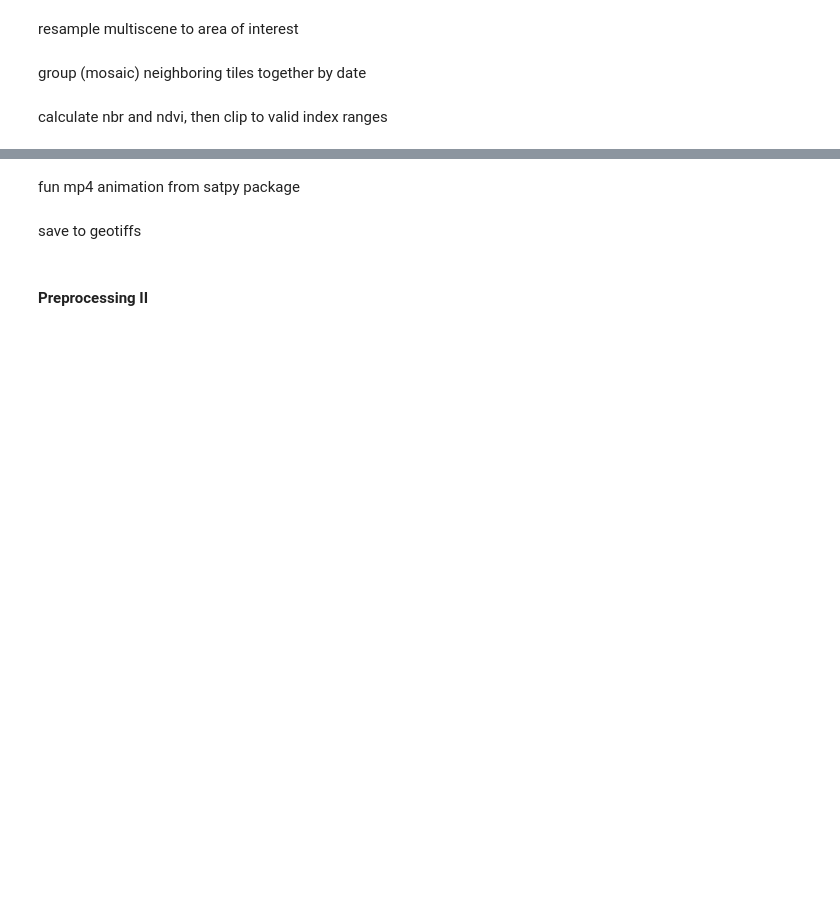
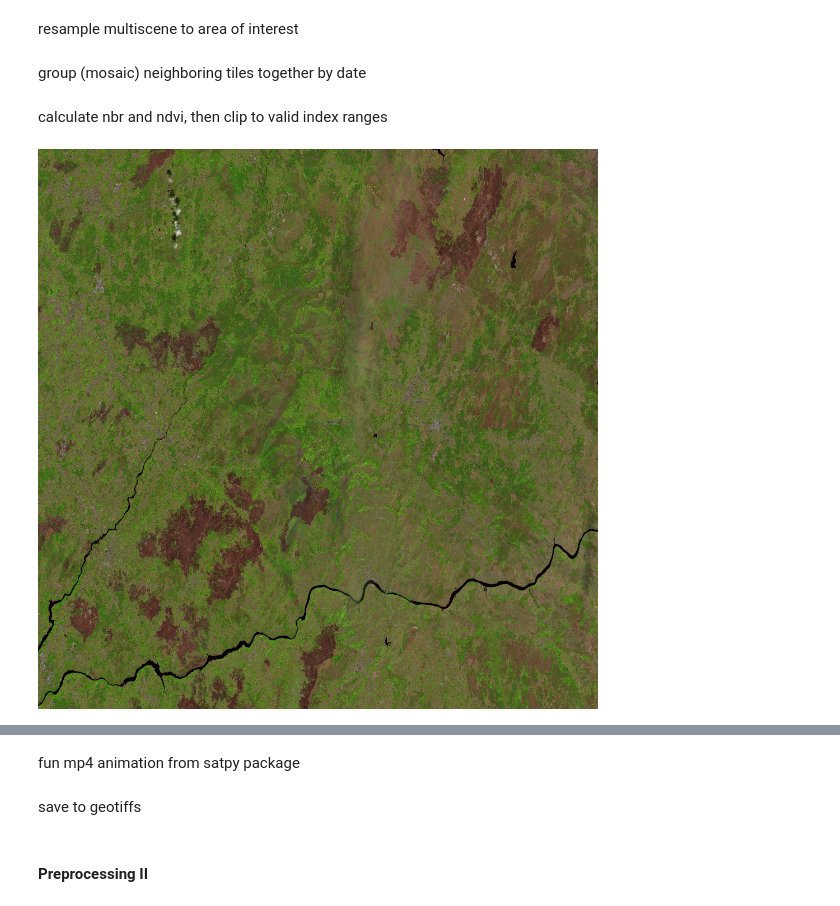
Before and after one commit to cshatto/fire-recovery, a Jupyter notebook: notebooks/satpy_sketch.ipynb, the cells around one changed output, grey strips where cells are left out. Cells and saved outputs as stored; diff of their text form; code cells hidden in the pictures; blank space fills up the shorter version.

```diff
--- a/notebooks/satpy_sketch.ipynb
+++ b/notebooks/satpy_sketch.ipynb
@@ -132,6 +150,8 @@ for scene in mscn.scenes:
     scene['ndvi'] = ndvi
     scene['nbr'] = nbr
 # %%
-mscn.scenes[1].show('ndvi_l2a')
+mscn.scenes[1].show('natural_color_l2a')
+# %% [output]
+[figure, added]
 # %%
 mscn.scenes[1]['ndvi_l2a'].dtype
```
Also changed, not shown: parts of 11 cells of this notebook.
